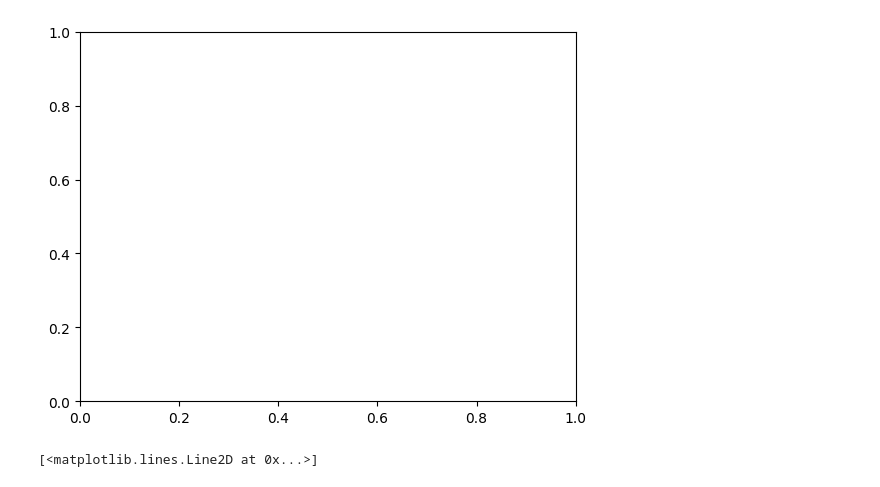
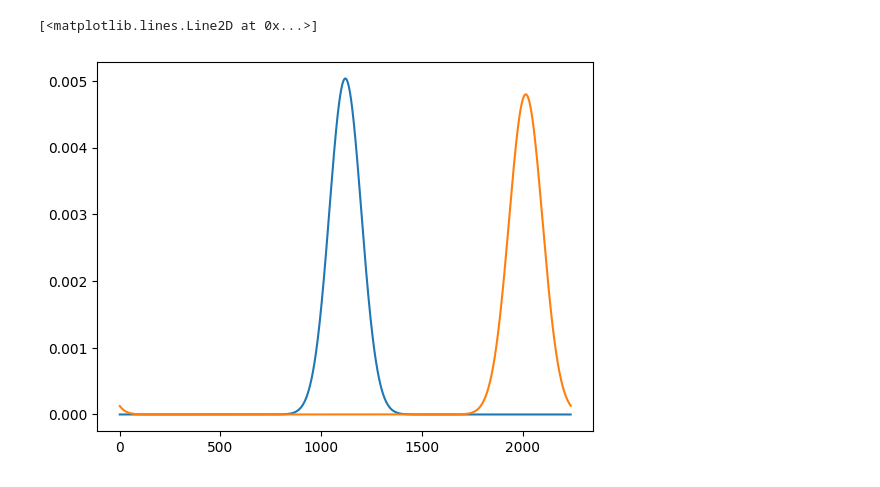
Before and after one commit to suanno/annotazioni, a Jupyter notebook: operator splitting/C implementation/main/plot.ipynb, the cells around one changed output. Saved outputs shown, nothing was run; the diff lists cells and outputs as text; code cells hidden in the pictures.

```diff
--- a/operator splitting/C implementation/main/plot.ipynb
+++ b/operator splitting/C implementation/main/plot.ipynb
@@ -1,30 +1,29 @@
 # %%
 import numpy as np
 import matplotlib.pyplot as plt
-f, ax = plt.subplots()
-# %% [output]
-[figure, removed]
 # %%
+f, ax = plt.subplots()
 with open('before.txt', 'r') as file:
     before = file.read().splitlines()
 with open('then.txt', 'r') as file:
     then = file.read().splitlines()
 N = len(before)
 psi2_before = np.zeros(N, dtype=float)
 psi2_then = np.zeros(N, dtype=float)
 for i in range(0,N):
     z = before[i].split(" +j")
     I = float(z[0])
     Q = float(z[1])
     psi2_before[i] = I**2+Q**2
-    z = before[i].split(" +j")
+    z = then[i].split(" +j")
     I = float(z[0])
     Q = float(z[1])
     psi2_then[i] = I**2+Q**2
 ax.plot(psi2_before)
 ax.plot(psi2_then)
 # %% [output]
 [<matplotlib.lines.Line2D at 0x...>]
+[figure, added]
 # %%
 ax.grid()
 f
```
Also changed, not shown: parts of 1 cell of this notebook, 5 other files.
